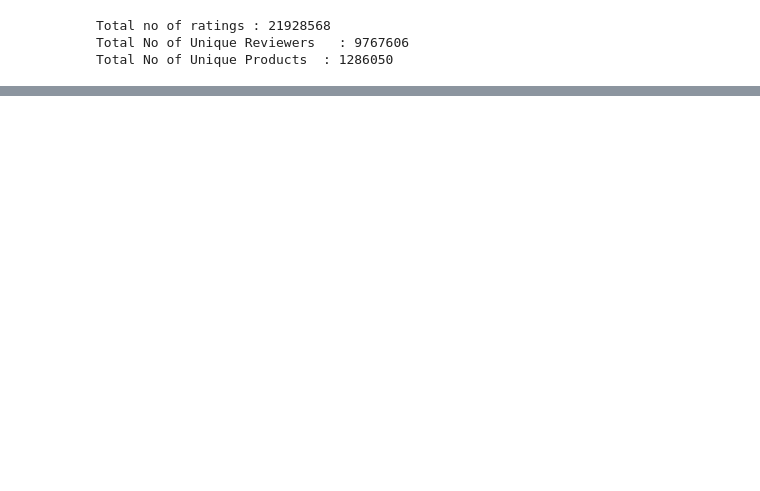
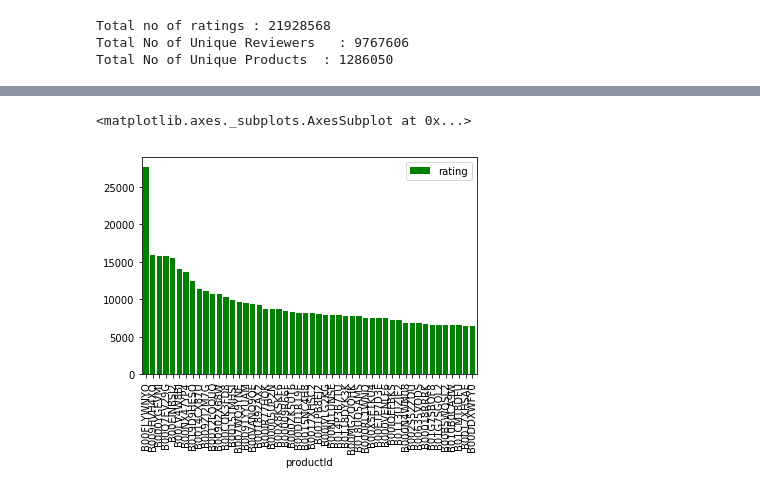
Before and after one commit to dilinigunasena/capstone_final_project, a Jupyter notebook: notebooks/simple_data_processing_notebook.ipynb, the cells around one changed output, grey strips where cells are left out. Saved outputs shown, nothing was run; the diff lists cells and outputs as text; code cells hidden in the pictures; blank space fills up the shorter version.

```diff
--- a/notebooks/simple_data_processing_notebook.ipynb
+++ b/notebooks/simple_data_processing_notebook.ipynb
@@ -148,0 +189,6 @@ rated_products_per_user.head()
+# %%
+# visualize the 50 most popular products
+most_popular_products.head(50).plot(kind = "bar",color="green",width=0.8)
+# %% [output]
+<matplotlib.axes._subplots.AxesSubplot at 0x...>
+[figure, added]
```
Also changed, not shown: parts of 9 cells of this notebook.
